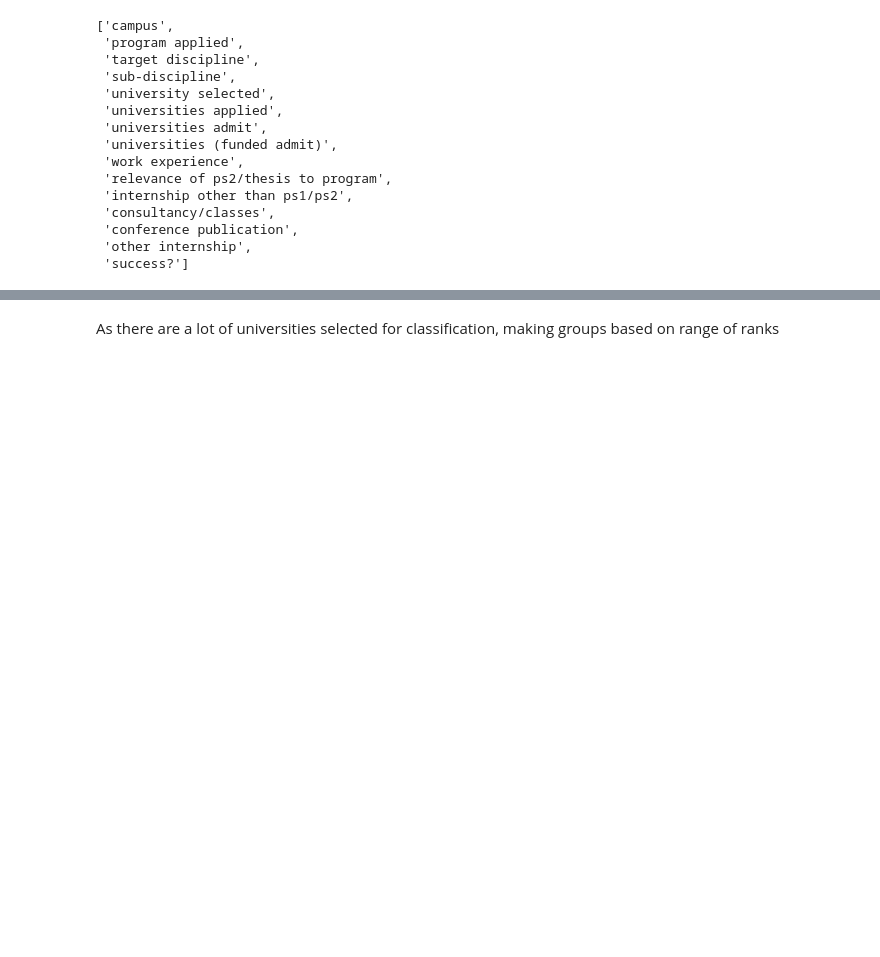
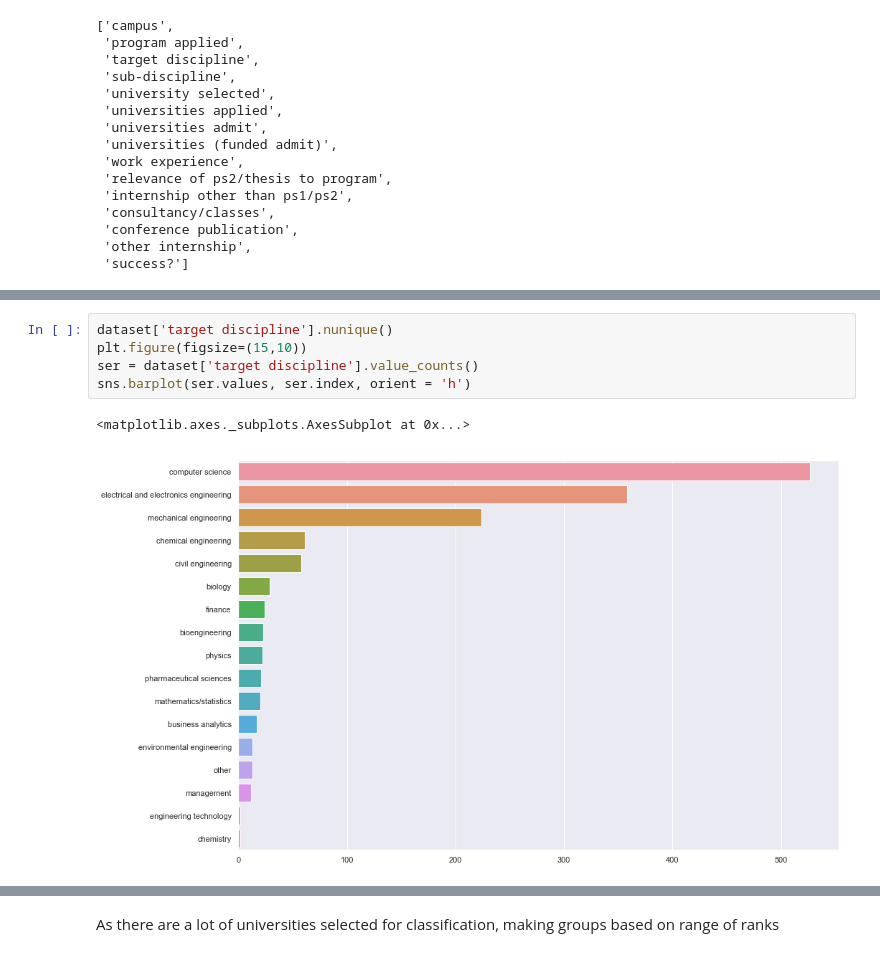
Before and after one commit to yathsree04/Graduate-admission-predictor, a Jupyter notebook: Exploratory_data_analysis.ipynb, the cells around one changed output, grey strips where cells are left out. Drawn from its saved outputs; the diff is of its cells as text; blank space fills up the shorter version.

```diff
--- a/Exploratory_data_analysis.ipynb
+++ b/Exploratory_data_analysis.ipynb
@@ -159,0 +166,8 @@ dataset['university selected'].nunique()
+# %%
+dataset['target discipline'].nunique()
+plt.figure(figsize=(15,10))
+ser = dataset['target discipline'].value_counts()
+sns.barplot(ser.values, ser.index, orient = 'h')
+# %% [output]
+<matplotlib.axes._subplots.AxesSubplot at 0x...>
+[figure, added]
```
Also changed, not shown: parts of 14 cells of this notebook.
